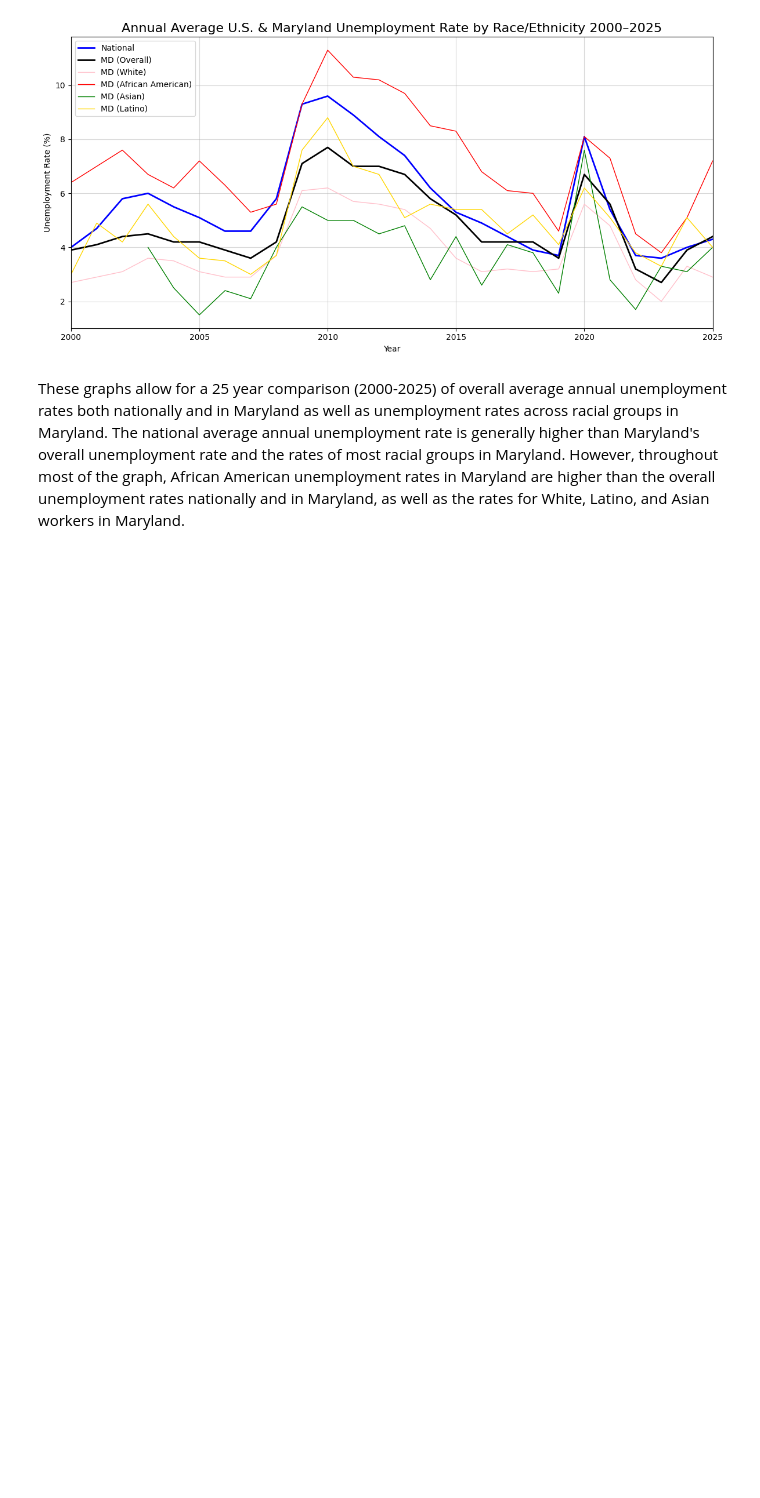
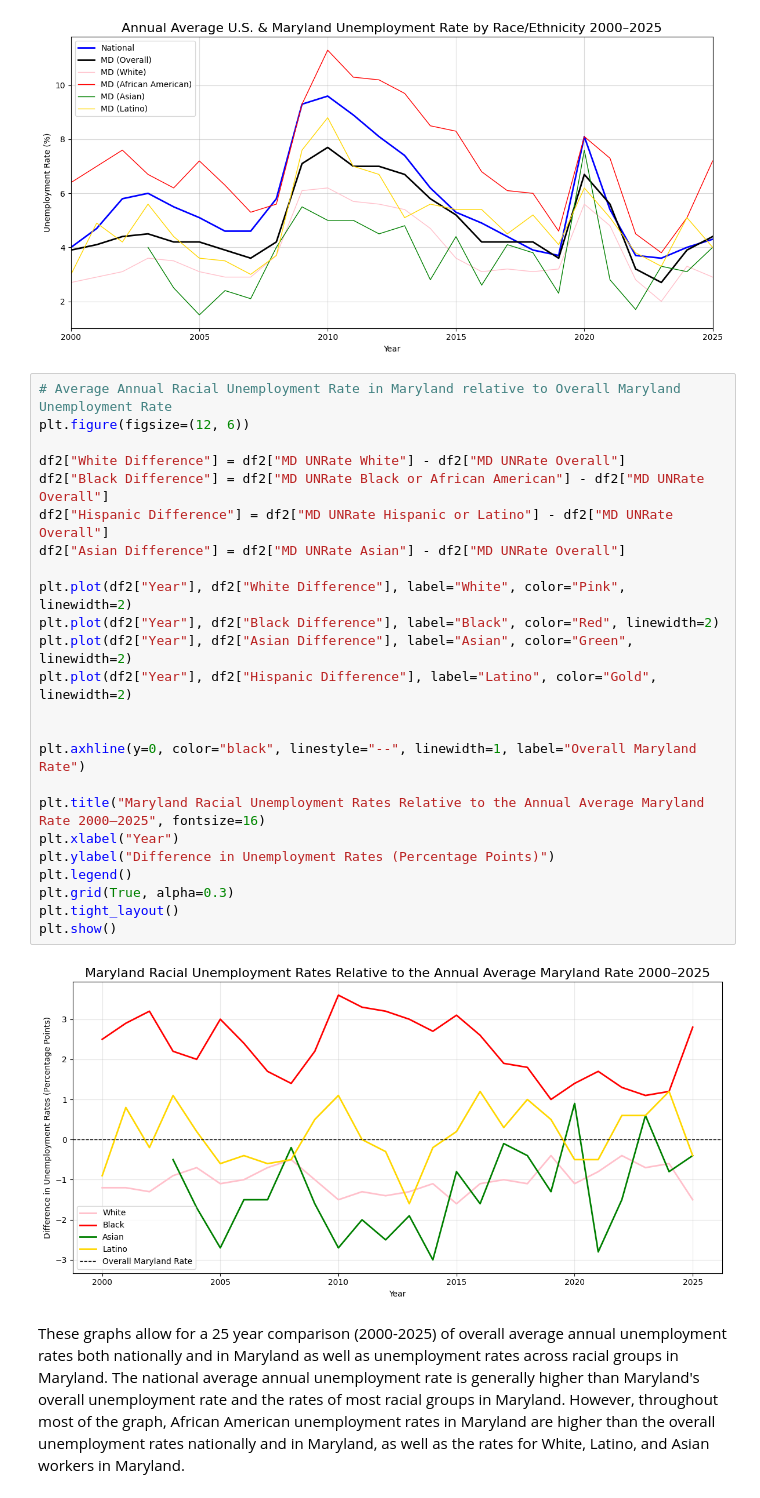
Before and after one commit to MoutazMohamed0/DATA-205-Capstone-Project-Fall-2026, a Jupyter notebook: EDA & Ingestion/DATA205CapstoneProject.ipynb, the cells around one changed output. Cells and saved outputs as stored; diff of their text form; blank space fills up the shorter version.

```diff
--- a/EDA & Ingestion/DATA205CapstoneProject.ipynb
+++ b/EDA & Ingestion/DATA205CapstoneProject.ipynb
@@ -179,5 +204,31 @@ plt.tight_layout()
 plt.show()
 # %% [output]
 [figure]
+# %%
+# Average Annual Racial Unemployment Rate in Maryland relative to Overall Maryland Unemployment Rate
+plt.figure(figsize=(12, 6))
+
+df2["White Difference"] = df2["MD UNRate White"] - df2["MD UNRate Overall"]
+df2["Black Difference"] = df2["MD UNRate Black or African American"] - df2["MD UNRate Overall"]
+df2["Hispanic Difference"] = df2["MD UNRate Hispanic or Latino"] - df2["MD UNRate Overall"]
+df2["Asian Difference"] = df2["MD UNRate Asian"] - df2["MD UNRate Overall"]
+
+plt.plot(df2["Year"], df2["White Difference"], label="White", color="Pink", linewidth=2)
+plt.plot(df2["Year"], df2["Black Difference"], label="Black", color="Red", linewidth=2)
+plt.plot(df2["Year"], df2["Asian Difference"], label="Asian", color="Green", linewidth=2)
+plt.plot(df2["Year"], df2["Hispanic Difference"], label="Latino", color="Gold", linewidth=2)
+
+
+plt.axhline(y=0, color="black", linestyle="--", linewidth=1, label="Overall Maryland Rate")
+
+plt.title("Maryland Racial Unemployment Rates Relative to the Annual Average Maryland Rate 2000–2025", fontsize=16)
+plt.xlabel("Year")
+plt.ylabel("Difference in Unemployment Rates (Percentage Points)")
+plt.legend()
+plt.grid(True, alpha=0.3)
+plt.tight_layout()
+plt.show()
+# %% [output]
+[figure, added]
 # %% [markdown]
 These graphs allow for a 25 year comparison (2000-2025)  of overall average annual unemployment rates both nationally and in Maryland as well as unemployment rates across racial groups in Maryland. The national average annual unemployment rate is generally higher than Maryland's overall unemployment rate and the rates of most racial groups in Maryland. However, throughout most of the graph, African American unemployment rates in Maryland are higher than the overall unemployment rates nationally and in Maryland, as well as the rates for White, Latino, and Asian workers in Maryland.
```
Also changed, not shown: parts of 2 cells of this notebook.
